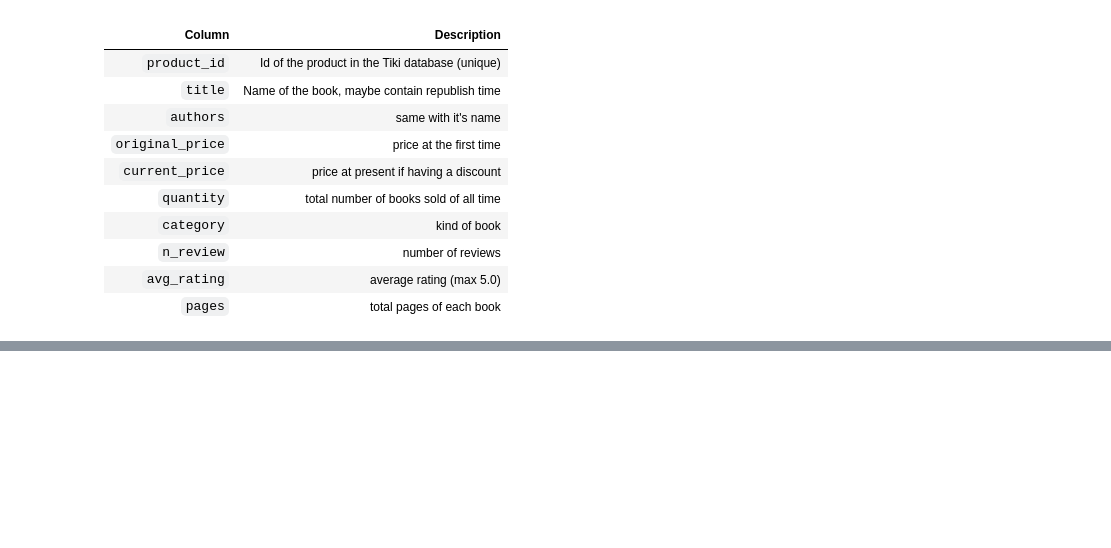
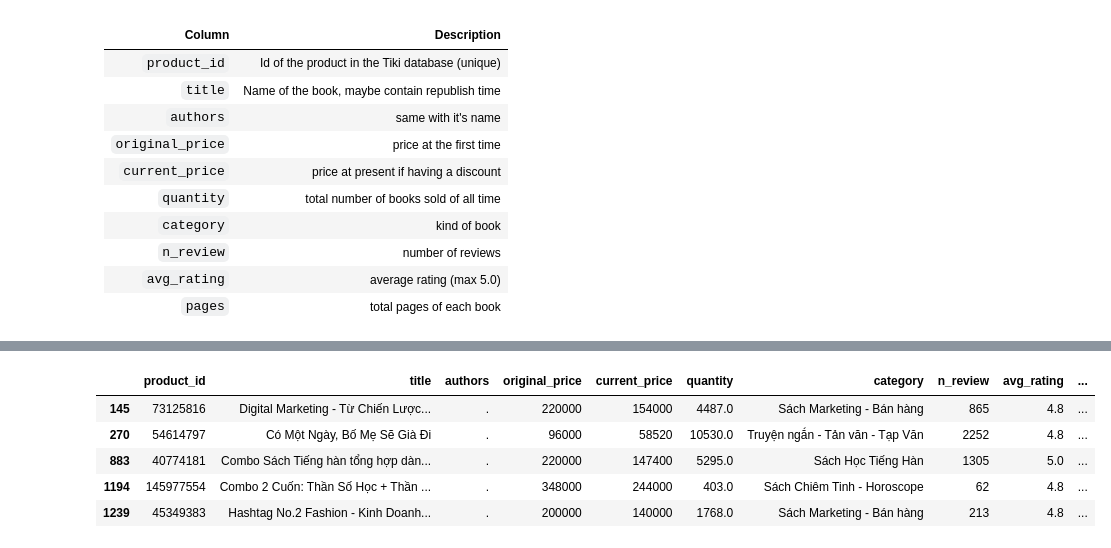
Before and after one commit to trungluong12/LTCKHDL_FinalProject, a Jupyter notebook: FinalProject.ipynb, the cells around one changed output, grey strips where cells are left out. Saved outputs shown, nothing was run; the diff lists cells and outputs as text; code cells hidden in the pictures; blank space fills up the shorter version.

```diff
--- a/FinalProject.ipynb
+++ b/FinalProject.ipynb
@@ -59,0 +128,13 @@ Number of cols:  7
+# %%
+# book_df.astype({'pages': np.float32})
+book_df['pages'] = pd.to_numeric(book_df['pages'] , errors='coerce')
+# %%
+def open_object_dtype(s):
+    dtypes = set()
+    s.apply(lambda x: dtypes.add(type(x)))
+    return dtypes
+print('category',open_object_dtype(book_df.category) )
+print('manufacturer',open_object_dtype(book_df.manufacturer) )
+book_df.loc[book_df['category'].str.strip() == '','category'] = np.nan
+book_df.loc[book_df['manufacturer'].str.strip() == '','manufacturer'] = np.nan
+book_df = book_df.astype({'manufacturer': str,'category':str})
@@ -59,0 +262,11 @@ Number of cols:  7
+# %%
+book_df['manufacturer'] = book_df['manufacturer'].replace({'NXB':'Nhà Xuất Bản','hong duc':'Nhà Xuất Bản Hồng Đức'}, regex=True)
+# %%
+book_df[book_df['authors']=='.'][:5]
+# %% [output]
+|  | product_id | title | authors | original_price | current_price | quantity | category | n_review | avg_rating | ... |
+| 145 | 73125816 | Digital Marketing - Từ Chiến Lược... | . | 220000 | 154000 | 4487.0 | Sách Marketing - Bán hàng | 865 | 4.8 | ... |
+| 270 | 54614797 | Có Một Ngày, Bố Mẹ Sẽ Già Đi | . | 96000 | 58520 | 10530.0 | Truyện ngắn - Tản văn - Tạp Văn | 2252 | 4.8 | ... |
+| 883 | 40774181 | Combo Sách Tiếng hàn tổng hợp dàn... | . | 220000 | 147400 | 5295.0 | Sách Học Tiếng Hàn | 1305 | 5.0 | ... |
+| 1194 | 145977554 | Combo 2 Cuốn: Thần Số Học + Thần ... | . | 348000 | 244000 | 403.0 | Sách Chiêm Tinh - Horoscope | 62 | 4.8 | ... |
+| 1239 | 45349383 | Hashtag No.2 Fashion - Kinh Doanh... | . | 200000 | 140000 | 1768.0 | Sách Marketing - Bán hàng | 213 | 4.8 | ... |
```
Also changed, not shown: parts of 42 cells of this notebook, 3 other files.
